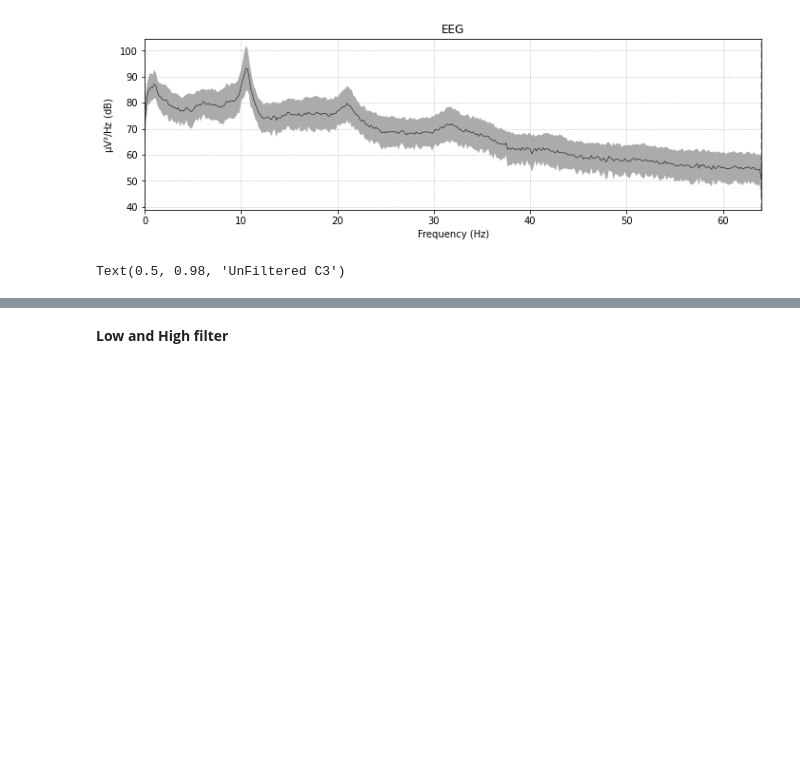
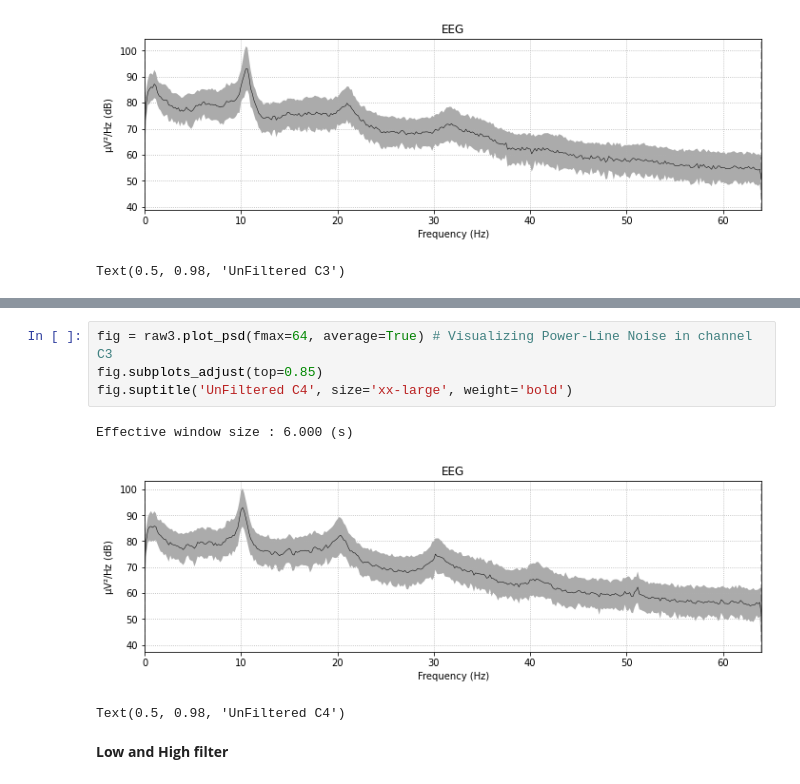
Before and after one commit to ThakdanaiSaelee/CE903_group_project, a Jupyter notebook: Program/data_prepatation.ipynb, the cells around one changed output, grey strips where cells are left out. Drawn from its saved outputs; the diff is of its cells as text; blank space fills up the shorter version.

```diff
--- a/Program/data_prepatation.ipynb
+++ b/Program/data_prepatation.ipynb
@@ -185,3 +195,11 @@ Text(0.5, 0.98, 'UnFiltered C3')
+# %%
+fig = raw3.plot_psd(fmax=64, average=True) # Visualizing Power-Line Noise in channel C3
+fig.subplots_adjust(top=0.85)
+fig.suptitle('UnFiltered C4', size='xx-large', weight='bold')
+# %% [output]
+Effective window size : 6.000 (s)
+[figure, added]
+Text(0.5, 0.98, 'UnFiltered C4')
 # %% [markdown]
 **Low and High filter**
 # %%
```
Also changed, not shown: parts of 12 cells of this notebook.
